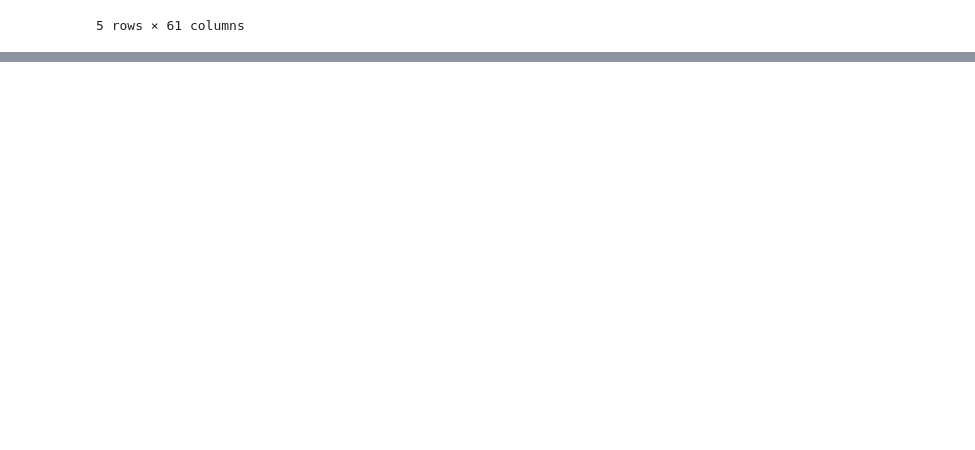
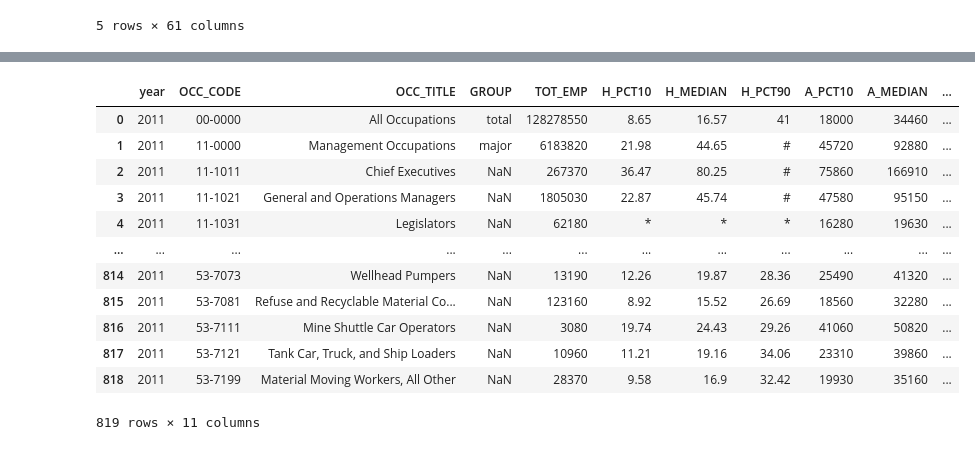
Before and after one commit to danieladea/DS4A-Project, a Jupyter notebook: Teacher Salary Analysis.ipynb, the cells around one changed output, grey strips where cells are left out. Saved outputs shown, nothing was run; the diff lists cells and outputs as text; code cells hidden in the pictures; blank space fills up the shorter version.

```diff
--- a/Teacher Salary Analysis.ipynb
+++ b/Teacher Salary Analysis.ipynb
@@ -217,0 +308,20 @@ incomesNJ.loc[:, 'County'] = incomesNJ.CountyList.map(lambda x: x[0])
+# %%
+import pandas as pd
+odf11 = pd.read_excel('OES/oesm11nat/national_M2011_dl.xls')
+odf11 = odf11.drop(columns=['ANNUAL', 'HOURLY', 'A_MEAN', 'H_MEAN', 'EMP_PRSE', 'MEAN_PRSE', 'H_PCT25', 'H_PCT75', 'A_PCT25', 'A_PCT75'])
+odf11.insert(0, 'year', 2011)
+odf11
+# %% [output]
+|  | year | OCC_CODE | OCC_TITLE | GROUP | TOT_EMP | H_PCT10 | H_MEDIAN | H_PCT90 | A_PCT10 | A_MEDIAN | ... |
+| 0 | 2011 | 00-0000 | All Occupations | total | 128278550 | 8.65 | 16.57 | 41 | 18000 | 34460 | ... |
+| 1 | 2011 | 11-0000 | Management Occupations | major | 6183820 | 21.98 | 44.65 | # | 45720 | 92880 | ... |
+| 2 | 2011 | 11-1011 | Chief Executives | NaN | 267370 | 36.47 | 80.25 | # | 75860 | 166910 | ... |
+| 3 | 2011 | 11-1021 | General and Operations Managers | NaN | 1805030 | 22.87 | 45.74 | # | 47580 | 95150 | ... |
+| 4 | 2011 | 11-1031 | Legislators | NaN | 62180 | * | * | * | 16280 | 19630 | ... |
+| ... | ... | ... | ... | ... | ... | ... | ... | ... | ... | ... | ... |
+| 814 | 2011 | 53-7073 | Wellhead Pumpers | NaN | 13190 | 12.26 | 19.87 | 28.36 | 25490 | 41320 | ... |
+| 815 | 2011 | 53-7081 | Refuse and Recyclable Material Co... | NaN | 123160 | 8.92 | 15.52 | 26.69 | 18560 | 32280 | ... |
+| 816 | 2011 | 53-7111 | Mine Shuttle Car Operators | NaN | 3080 | 19.74 | 24.43 | 29.26 | 41060 | 50820 | ... |
+| 817 | 2011 | 53-7121 | Tank Car, Truck, and Ship Loaders | NaN | 10960 | 11.21 | 19.16 | 34.06 | 23310 | 39860 | ... |
+| 818 | 2011 | 53-7199 | Material Moving Workers, All Other | NaN | 28370 | 9.58 | 16.9 | 32.42 | 19930 | 35160 | ... |
+819 rows × 11 columns
```
Also changed, not shown: parts of 18 cells of this notebook, 53 other files.
